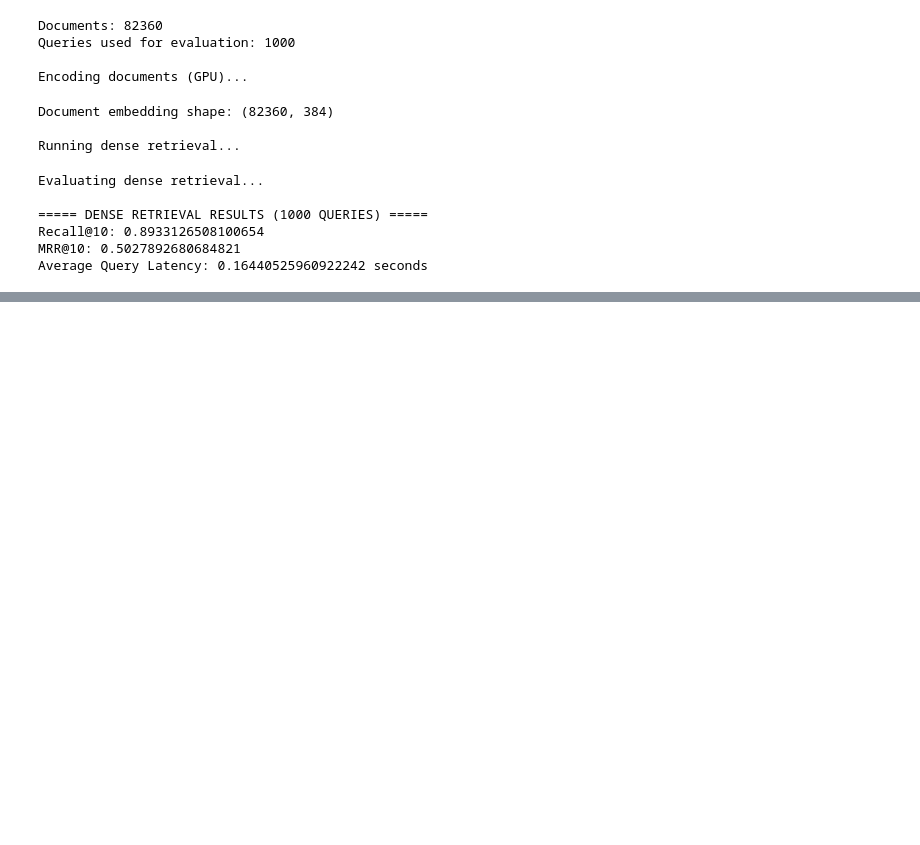
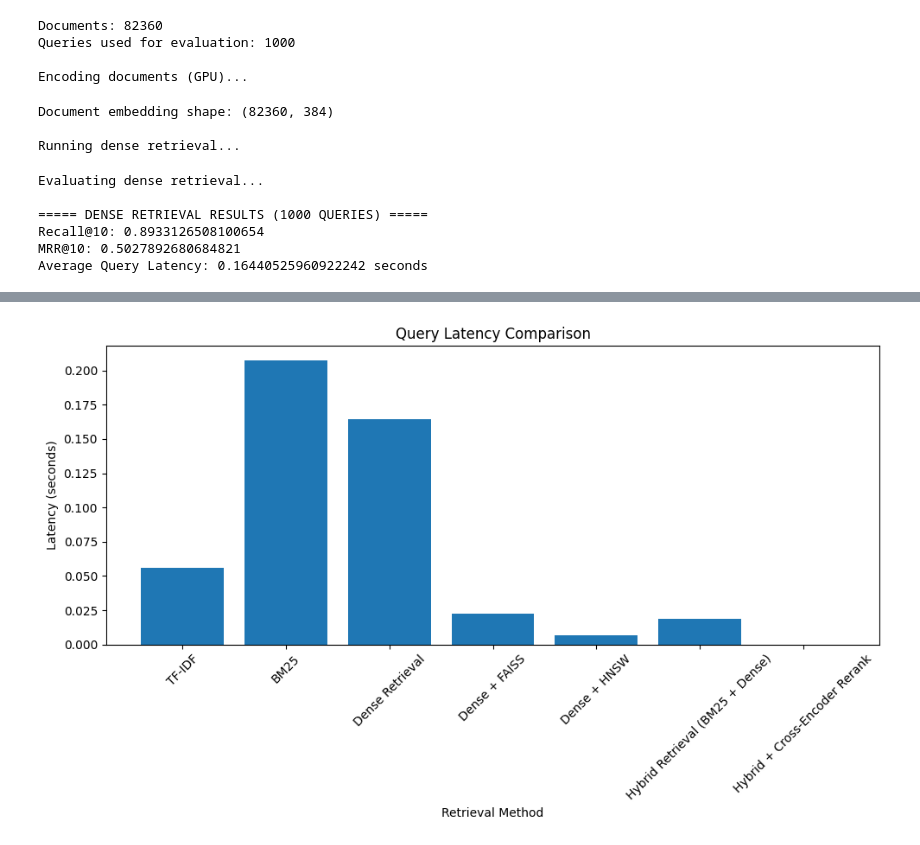
Before and after one commit to BhavyaJain7/Hybrid-Neural-Retrieval, a Jupyter notebook: Hybrid_Neural_Retrieval.ipynb, the cells around one changed output, grey strips where cells are left out. Cells and saved outputs as stored; diff of their text form; code cells hidden in the pictures; blank space fills up the shorter version.

```diff
--- a/Hybrid_Neural_Retrieval.ipynb
+++ b/Hybrid_Neural_Retrieval.ipynb
@@ -531,0 +1135,14 @@ Average Query Latency: 0.16440525960922242 seconds
+# %%
+plt.figure(figsize=(10,6))
+
+plt.bar(comparison_table["Method"], comparison_table["Avg Query Latency (s)"])
+
+plt.xticks(rotation=45)
+plt.ylabel("Latency (seconds)")
+plt.xlabel("Retrieval Method")
+plt.title("Query Latency Comparison")
+
+plt.tight_layout()
+plt.show()
+# %% [output]
+[figure, added]
```
Also changed, not shown: parts of 17 cells of this notebook.
